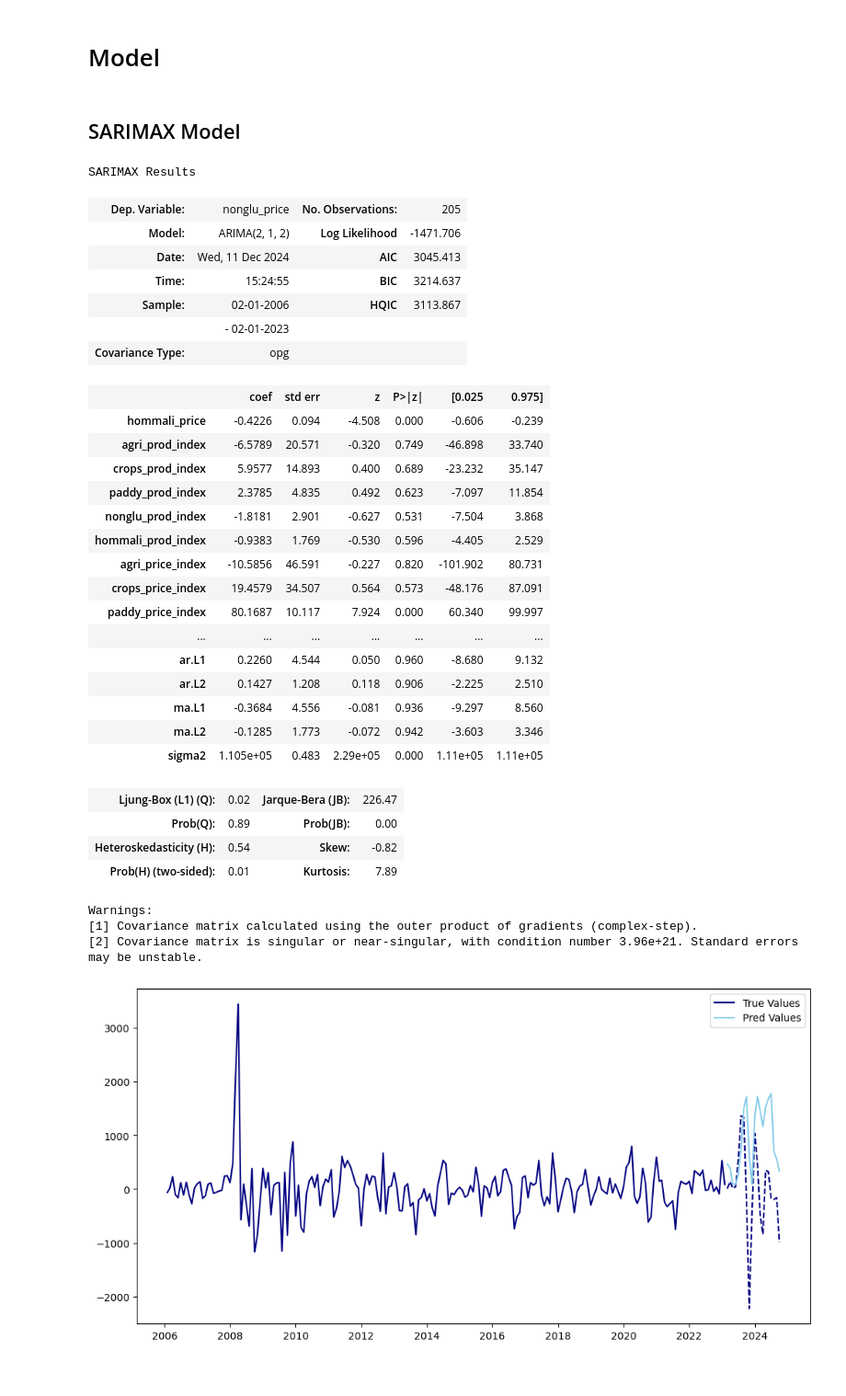
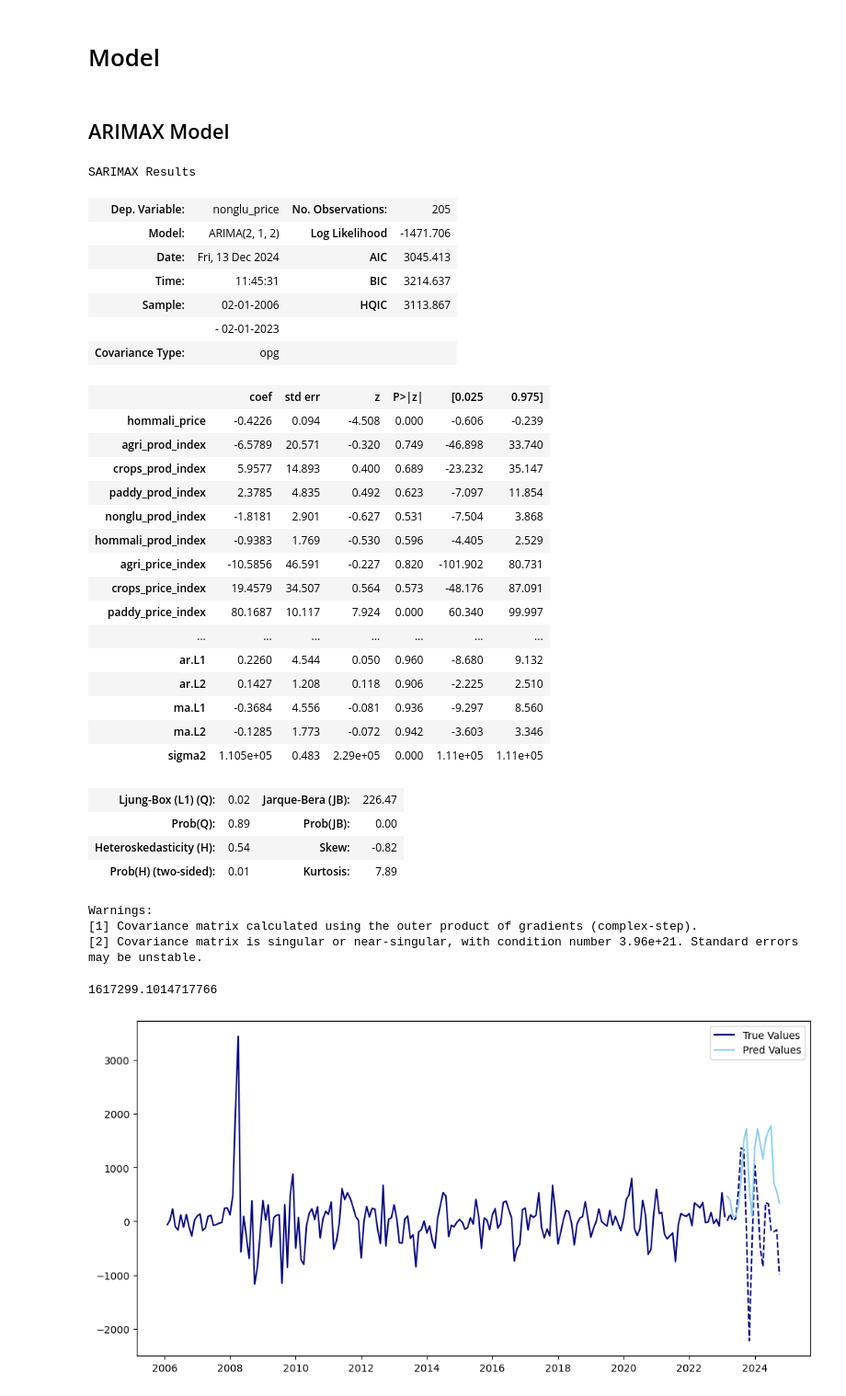
Before and after one commit to ArkiraW/capstone_project, a Jupyter notebook: code/02_model.ipynb, the cells around one changed output. Shown: that part at 92% size. Saved outputs shown, nothing was run; the diff lists cells and outputs as text; code cells hidden in the pictures.

```diff
--- a/code/02_model.ipynb
+++ b/code/02_model.ipynb
@@ -86,8 +89,6 @@ Critical Values:
 # This output justifies rejecting the null hypothesis that the series is non-stationary.
 # %% [markdown]
 # Model
-# %% [markdown]
-## SARIMAX Model
 # %%
 # Create the differenced target
 y = df['nonglu_price'].diff().dropna()
@@ -116,11 +117,13 @@ X = df[xvars].iloc[1:]
 # shuffle=False maintains time order (crucial for time series!)
 # test_size=20 reserves last 20 observations for testing
 X_train, X_test, y_train, y_test = train_test_split(X, y, shuffle=False, test_size=20)
+# %% [markdown]
+## ARIMAX Model
 # %%
 # Fit an ARIMA model with exogenous variables (also called ARIMAX)
-gls = ARIMA(
+model_1 = ARIMA(
     y_train,           # Dependent variable (nonglu_price)
     exog=X_train,      # External variables
     order=(2, 1, 2),   # ARIMA parameters: (p=2, d=1, q=2)
-    freq = 'MS'     # Monthly data
+    freq = 'MS'        # Monthly data
 ).fit()
@@ -138,11 +130,11 @@ gls = ARIMA(
 # %%
-gls.summary()
+model_1.summary()
 # %% [output]
 SARIMAX Results
 | Dep. Variable: | nonglu_price | No. Observations: | 205 |
 | Model: | ARIMA(2, 1, 2) | Log Likelihood | -1471.706 |
-| Date: | Wed, 11 Dec 2024 | AIC | 3045.413 |
-| Time: | 15:24:55 | BIC | 3214.637 |
+| Date: | Fri, 13 Dec 2024 | AIC | 3045.413 |
+| Time: | 11:45:31 | BIC | 3214.637 |
 | Sample: | 02-01-2006 | HQIC | 3113.867 |
 |  | - 02-01-2023 |  |  |
 | Covariance Type: | opg |  |  |
@@ -175,4 +167,10 @@ preds = gls.predict(
    start=X_test.index[0],    # Start forecasting from first test observation
    end=X_test.index[-1],     # Continue until last test observation
    exog=X_test)
+# %%
+# Evaluate the model_1
+model_1_mse = mean_squared_error(y_test, preds_1)
+model_1_mse
+# %% [output]
+1617299.1014717766
 # %%
```
Also changed, not shown: parts of 11 cells of this notebook, 1 other file.
